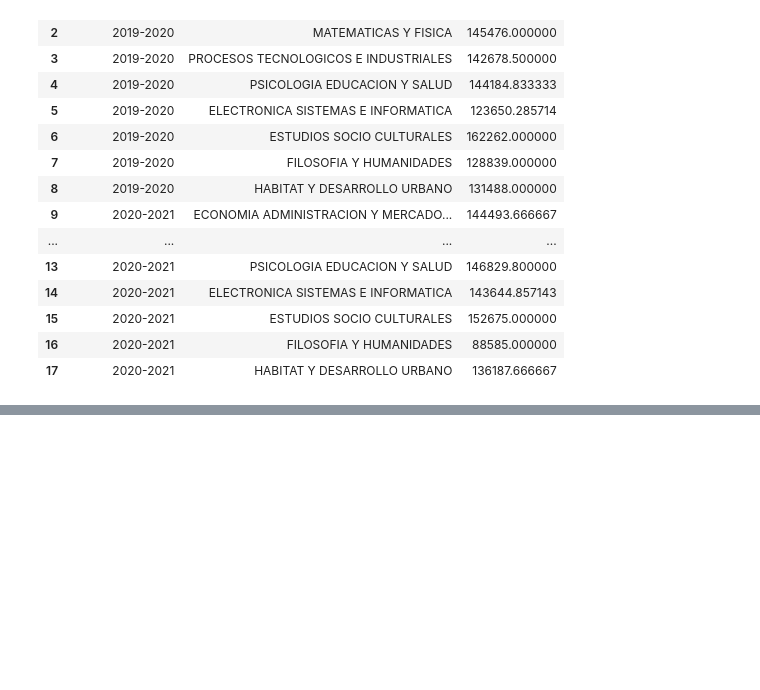
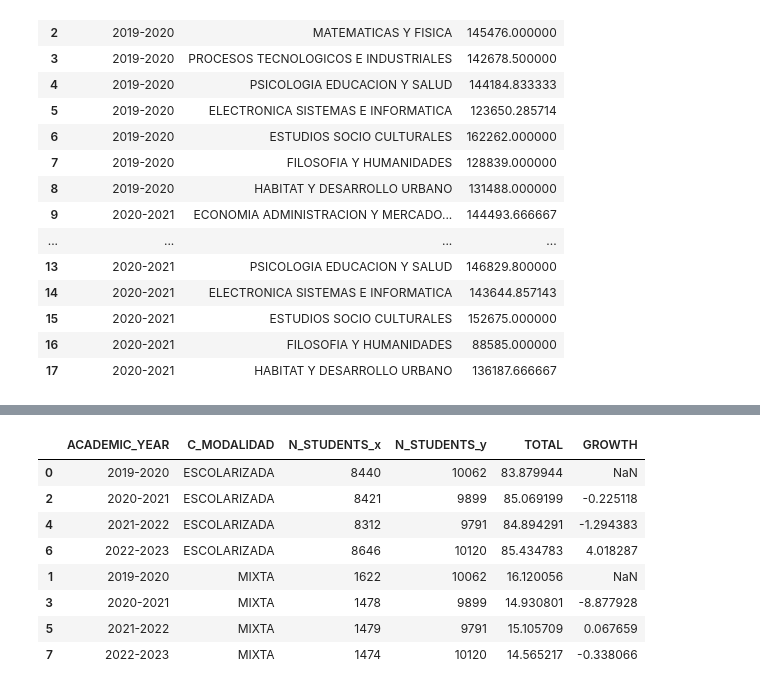
Before and after one commit to lvcruzh/data_challenge_ey, a Jupyter notebook: data_challenge.ipynb, the cells around one changed output, grey strips where cells are left out. Drawn from its saved outputs; the diff is of its cells as text; code cells hidden in the pictures; blank space fills up the shorter version.

```diff
--- a/data_challenge.ipynb
+++ b/data_challenge.ipynb
@@ -524,0 +561,6 @@ grad_tuition
+# %%
+# Undergraduate student proportion by modality
+total_students = n_undergrad_students.groupby(['ACADEMIC_YEAR']).agg({'N_STUDENTS': 'sum'}).reset_index()
+undergrad_proportion = pd.merge(n_undergrad_students, total_students, on=['ACADEMIC_YEAR'], how='left')
+undergrad_proportion['TOTAL'] = undergrad_proportion['N_STUDENTS_x']*100/undergrad_proportion['N_STUDENTS_y']
+undergrad_proportion
@@ -524,0 +577,14 @@ grad_tuition
+# %%
+undergrad_proportion = undergrad_proportion.sort_values(by=['C_MODALIDAD', 'ACADEMIC_YEAR'])
+undergrad_proportion['GROWTH'] = undergrad_proportion.groupby('C_MODALIDAD')['N_STUDENTS_x'].apply(lambda x: ((x / x.shift()) - 1)*100)
+undergrad_proportion
+# %% [output]
+|  | ACADEMIC_YEAR | C_MODALIDAD | N_STUDENTS_x | N_STUDENTS_y | TOTAL | GROWTH |
+| 0 | 2019-2020 | ESCOLARIZADA | 8440 | 10062 | 83.879944 | NaN |
+| 2 | 2020-2021 | ESCOLARIZADA | 8421 | 9899 | 85.069199 | -0.225118 |
+| 4 | 2021-2022 | ESCOLARIZADA | 8312 | 9791 | 84.894291 | -1.294383 |
+| 6 | 2022-2023 | ESCOLARIZADA | 8646 | 10120 | 85.434783 | 4.018287 |
+| 1 | 2019-2020 | MIXTA | 1622 | 10062 | 16.120056 | NaN |
+| 3 | 2020-2021 | MIXTA | 1478 | 9899 | 14.930801 | -8.877928 |
+| 5 | 2021-2022 | MIXTA | 1479 | 9791 | 15.105709 | 0.067659 |
+| 7 | 2022-2023 | MIXTA | 1474 | 10120 | 14.565217 | -0.338066 |
```
Also changed, not shown: parts of 13 cells of this notebook, 1 other file.
